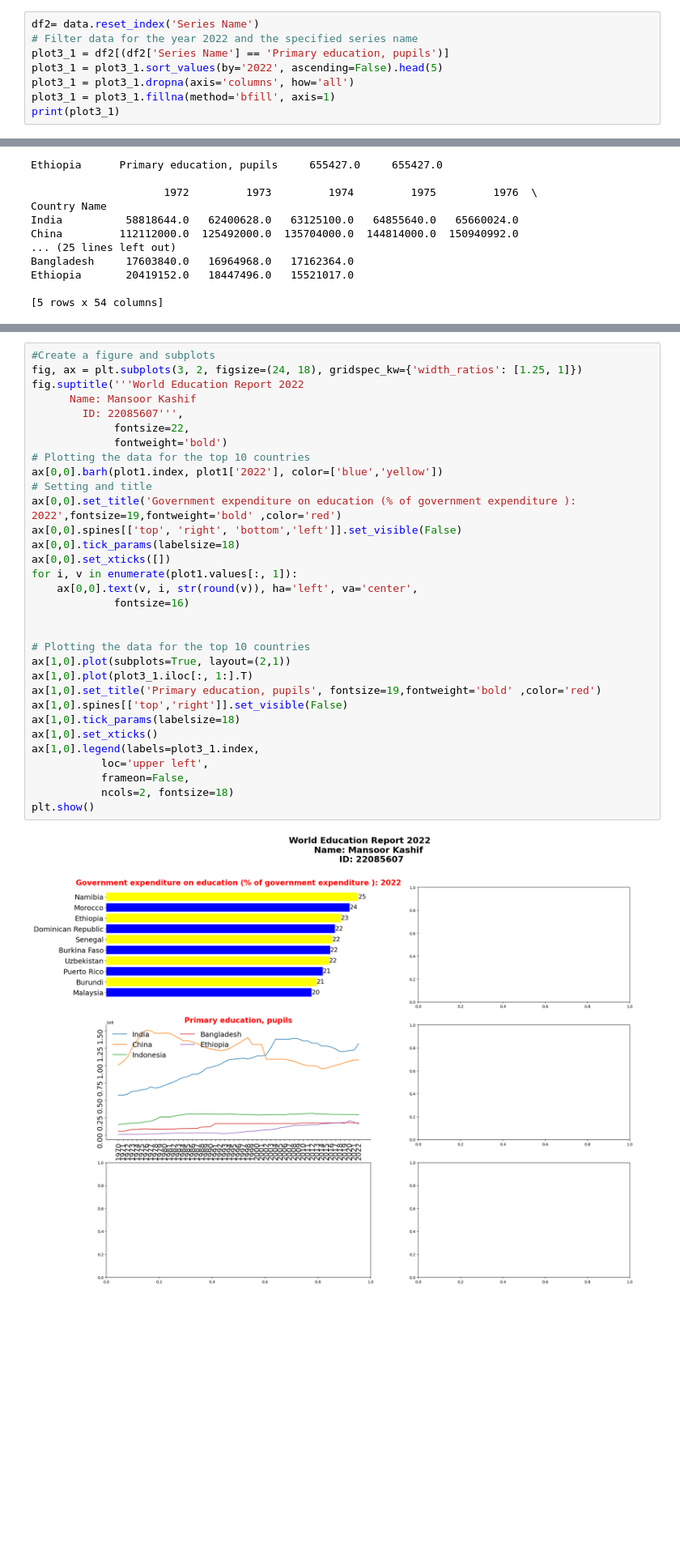
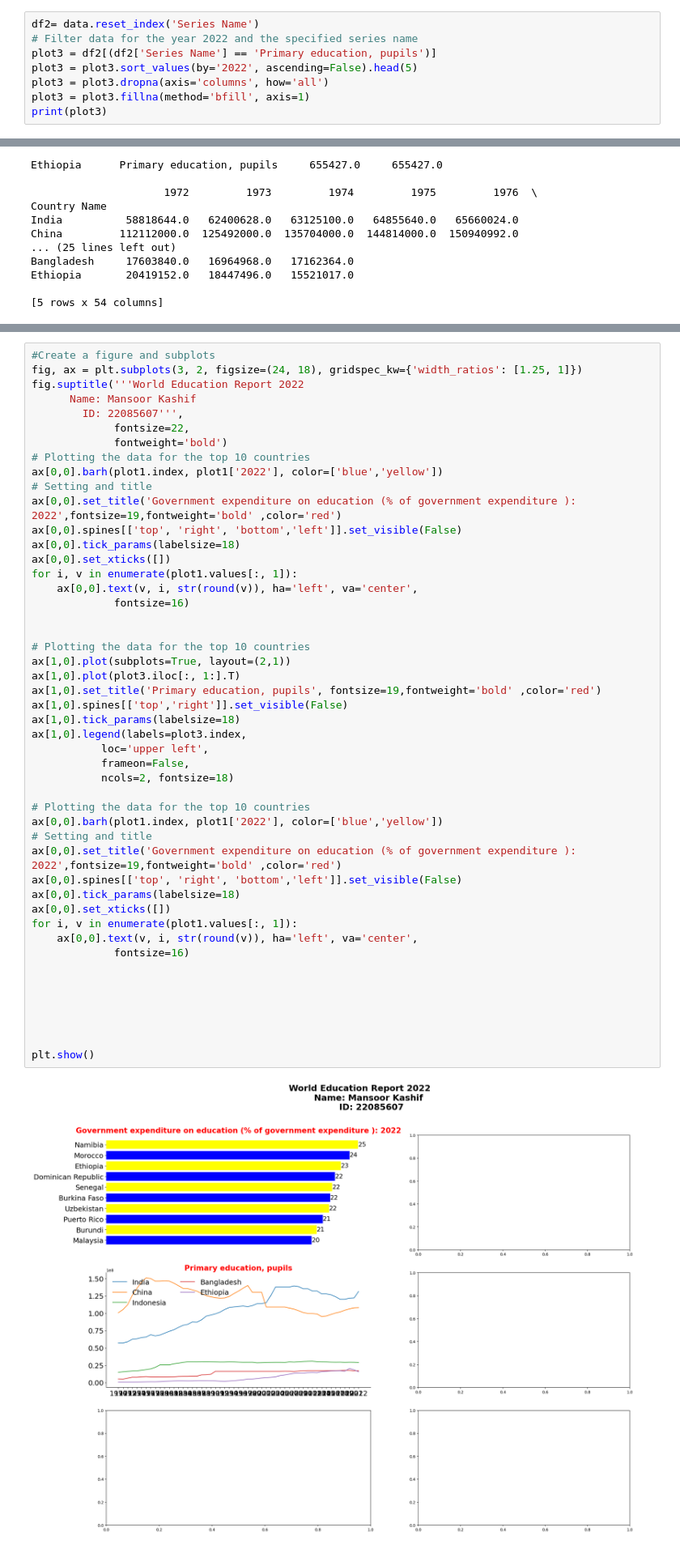
Before and after one commit to mansoorkashif1997/data-handling-project, a Jupyter notebook: jup.ipynb, the cells around one changed output, grey strips where cells are left out. Shown at 81% size. Drawn from its saved outputs; the diff is of its cells as text; blank space fills up the shorter version.

```diff
--- a/jup.ipynb
+++ b/jup.ipynb
@@ -58,11 +58,11 @@ Namibia             24.706921
 # %%
 df2= data.reset_index('Series Name')
 # Filter data for the year 2022 and the specified series name
-plot3_1 = df2[(df2['Series Name'] == 'Primary education, pupils')]
-plot3_1 = plot3_1.sort_values(by='2022', ascending=False).head(5)
-plot3_1 = plot3_1.dropna(axis='columns', how='all')
-plot3_1 = plot3_1.fillna(method='bfill', axis=1)
-print(plot3_1)
+plot3 = df2[(df2['Series Name'] == 'Primary education, pupils')]
+plot3 = plot3.sort_values(by='2022', ascending=False).head(5)
+plot3 = plot3.dropna(axis='columns', how='all')
+plot3 = plot3.fillna(method='bfill', axis=1)
+print(plot3)
 # %% [output]
                             Series Name         1970         1971  \
 Country Name
@@ -84,34 +116,50 @@ Ethiopia       20419152.0   18447496.0   15521017.0
 # %%
 #Create a figure and subplots
 fig, ax = plt.subplots(3, 2, figsize=(24, 18), gridspec_kw={'width_ratios': [1.25, 1]})
 fig.suptitle('''World Education Report 2022
       Name: Mansoor Kashif
         ID: 22085607''',
              fontsize=22,
              fontweight='bold')
 # Plotting the data for the top 10 countries
 ax[0,0].barh(plot1.index, plot1['2022'], color=['blue','yellow'])
 # Setting and title
 ax[0,0].set_title('Government expenditure on education (% of government expenditure ): 2022',fontsize=19,fontweight='bold' ,color='red')
 ax[0,0].spines[['top', 'right', 'bottom','left']].set_visible(False)
 ax[0,0].tick_params(labelsize=18)
 ax[0,0].set_xticks([])
 for i, v in enumerate(plot1.values[:, 1]):
     ax[0,0].text(v, i, str(round(v)), ha='left', va='center',
              fontsize=16)
 
 
 # Plotting the data for the top 10 countries
 ax[1,0].plot(subplots=True, layout=(2,1))
-ax[1,0].plot(plot3_1.iloc[:, 1:].T)
+ax[1,0].plot(plot3.iloc[:, 1:].T)
 ax[1,0].set_title('Primary education, pupils', fontsize=19,fontweight='bold' ,color='red')
 ax[1,0].spines[['top','right']].set_visible(False)
 ax[1,0].tick_params(labelsize=18)
-ax[1,0].set_xticks()
-ax[1,0].legend(labels=plot3_1.index,
+ax[1,0].legend(labels=plot3.index,
            loc='upper left',
            frameon=False,
            ncols=2, fontsize=18)
+
+# Plotting the data for the top 10 countries
+ax[0,0].barh(plot1.index, plot1['2022'], color=['blue','yellow'])
+# Setting and title
+ax[0,0].set_title('Government expenditure on education (% of government expenditure ): 2022',fontsize=19,fontweight='bold' ,color='red')
+ax[0,0].spines[['top', 'right', 'bottom','left']].set_visible(False)
+ax[0,0].tick_params(labelsize=18)
+ax[0,0].set_xticks([])
+for i, v in enumerate(plot1.values[:, 1]):
+    ax[0,0].text(v, i, str(round(v)), ha='left', va='center',
+             fontsize=16)
+
+
+
+
+
+
 plt.show()
 # %% [output]
-[figure, old version]
+[figure, new version]
```
Also changed, not shown: parts of 2 cells of this notebook.
